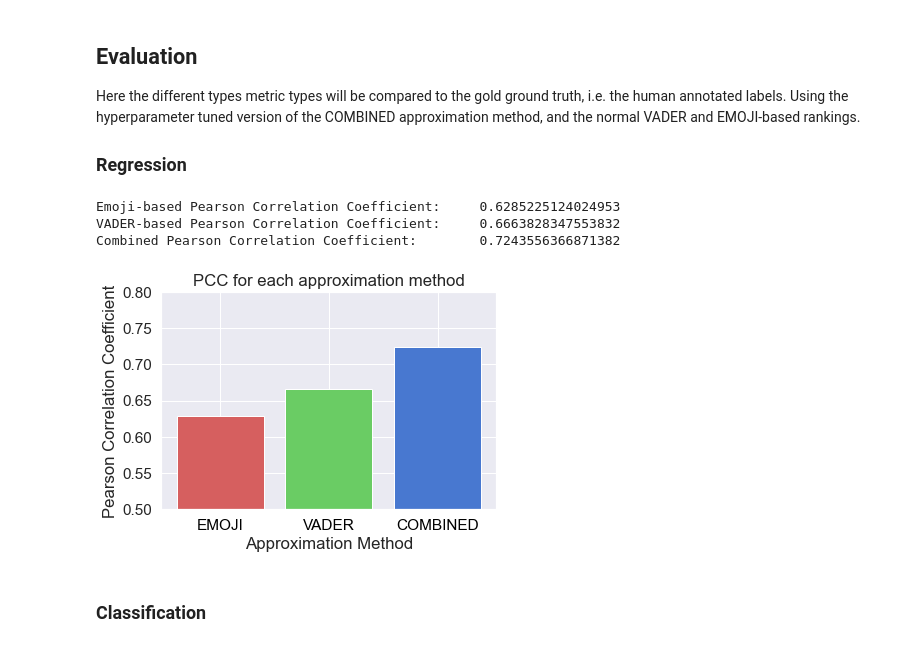
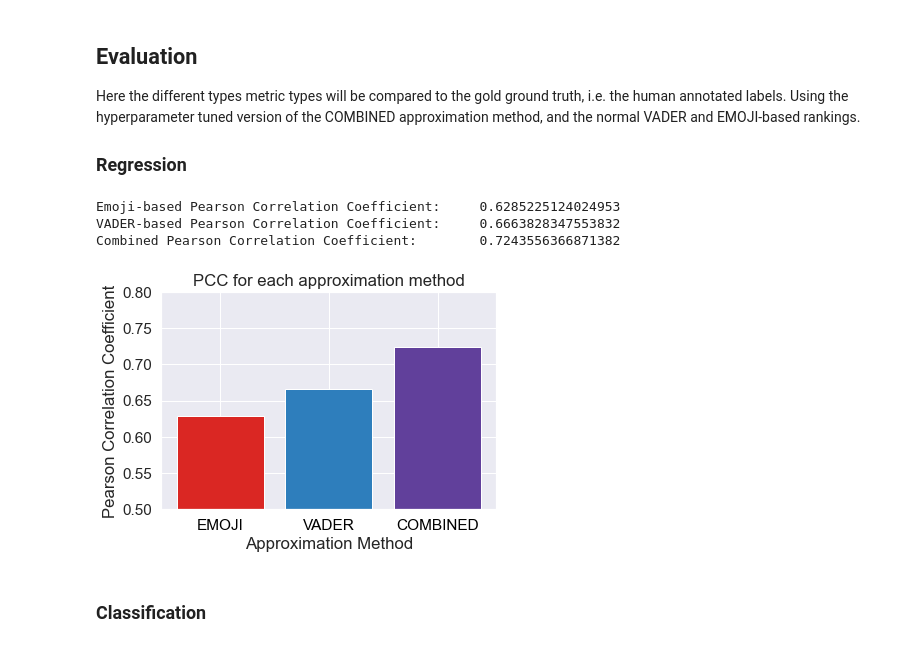
Before and after one commit to iskaj/EmojiSet, a Jupyter notebook: EmojiSet.ipynb, the cells around one changed output. Drawn from its saved outputs; the diff is of its cells as text; code cells hidden in the pictures.

```diff
--- a/EmojiSet.ipynb
+++ b/EmojiSet.ipynb
@@ -391,7 +392,7 @@ Weights Used For Tuning:  [0.   0.05 0.1  0.15 0.2  0.25 0.3  0.35 0.4  0.45 0.5
 | 440 | 2018-En-03186 | @Popstufs3 Coffee is good and vie... | valence | 0.732 | 0.94785 | 0.941582 | ... |
 127 rows × 25 columns
 # %%
-weighted_scores = ["COMBINED w=" + str(weight)[0:4] + " Score" for weight in weights]
+weighted_scores = ["COMBINED w=" + str(weight)[0:4] + " valence" for weight in weights]
 weighted_correlations = [df_dev["Ground Truth"].corr(df_dev[score], method="pearson") for score in weighted_scores]
 # print(weighted_scores)
 # print(weighted_correlations)
@@ -399,7 +400,7 @@ weighted_correlations = [df_dev["Ground Truth"].corr(df_dev[score], method="pear
 sn.set(font_scale=1.4) # for label size
 plt.ylabel('Pearson Correlation Coefficient')
 plt.xlabel('EMOJI weight')
-plt.title('PCC for different EMOJI weight for\n the COMBINED approximation method')
+plt.title('PCC for different EMOJI weights of\n the COMBINED approximation method')
 
 index_best = np.argmax(weighted_correlations)
 best_emoji_weight = weights[np.argmax(weighted_correlations)]
@@ -420,7 +421,7 @@ In the following histograms the training set and the same dataset with only the
 # %%
 metrics = ["EMOJI" ,"VADER", "COMBINED"]
 for metric in metrics:
-    df_test[metric + " Score"] = df_test["Tweet"].apply(lambda x: tweetValence(x, metric, best_emoji_weight))
+    df_test[metric + " valence"] = df_test["Tweet"].apply(lambda x: tweetValence(x, metric, best_emoji_weight))
     df_test[metric + " Class"] = df_test["Tweet"].apply(lambda x: bin_score(tweetValence(x, metric, best_emoji_weight)))
 
 df_test
@@ -440,6 +441,6 @@ df_test
 136 rows × 11 columns
 # %%
-def plot_hist(dataframe, title, column="Ground Truth", bins=19):
+def plot_hist(dataframe, title, column="Ground Truth", bins=20):
     cm = plt.cm.get_cmap('RdYlGn')
     n, bins, patches = plt.hist(dataframe[column], bins, range=(0, 1))
     bin_centers = 0.5 * (bins[:-1] + bins[1:])
@@ -457,6 +458,8 @@ def plot_hist(dataframe, title, column="Ground Truth", bins=19):
 plot_hist(dataframe=df_test_inc_non_emoji, title='Ground truth valence of all tweets', column="Ground Truth")
 plot_hist(dataframe=df_test, title='Ground truth valence\n of tweets containing emojis', column="Ground Truth")
 
+
 print("Average ground truth valence of all tweets: \t\t\t", df_test_inc_non_emoji["Ground Truth"].mean())
 print("Average ground truth valenceof tweets containing emojis: \t", df_test["Ground Truth"].mean())
+print(stats.ks_2samp(df_test_inc_non_emoji["Ground Truth"], df_test["Ground Truth"]))
 # %% [output]
@@ -467,6 +471,6 @@ Average ground truth valenceof tweets containing emojis:         0.5298382352941
 # %%
-scores = ["EMOJI Score", "VADER Score", "COMBINED Score"]
+scores = ["EMOJI valence", "VADER valence", "COMBINED valence"]
 for score in scores:
-    title = score
-    plot_hist(dataframe=df_test, title=title, column=score, bins=11)
+    title = score + " distribution"
+    plot_hist(dataframe=df_test, title=title, column=score, bins=10)
 # %% [output]
@@ -478,30 +482,39 @@ for score in scores:
 Here the different types metric types will be compared to the gold ground truth, i.e. the human annotated labels. Using the hyperparameter tuned version of the COMBINED approximation method, and the normal VADER and EMOJI-based rankings.
 ### Regression
 # %%
-scores = ["EMOJI Score", "VADER Score", "COMBINED Score"]
+scores = ["EMOJI valence", "VADER valence", "COMBINED valence"]
 correlations = [df_test["Ground Truth"].corr(df_test[score], method="pearson") for score in scores]
 
 print("Emoji-based Pearson Correlation Coefficient: \t", correlations[0])
 print("VADER-based Pearson Correlation Coefficient: \t", correlations[1])
 print("Combined Pearson Correlation Coefficient:    \t", correlations[2])
 
 y_pos = np.arange(len(correlations))
 
-plt.bar(y_pos, correlations, color=[(214/255, 95/255, 95/255),(106/255, 204/255, 100/255),(72/255, 120/255, 208/255)], edgecolor='white')
+# rgb(251, 108, 76)
+# rgb(111, 176, 215)
+# rgb(159, 156, 201)
+col=[(251/255, 108/255, 76/255),(111/255, 176/255, 215/255),(159/255, 156/255, 201/255)]
+col=[(218/255, 39/255, 35/255),(46/255, 126/255, 188/255),(97/255, 64/255, 155/255)]
+# rgb(218, 39, 35)
+# rgb(46, 126, 188)
+# rgb(97, 64, 155)
+
+plt.bar(y_pos, correlations, color=col, edgecolor='white')
 scores_edit = ["EMOJI", "VADER", "COMBINED"]
 plt.xticks(y_pos, scores_edit, color='black')
 
 plt.ylabel('Pearson Correlation Coefficient')
 plt.xlabel('Approximation Method')
 plt.title('PCC for each approximation method')
 
 plt.ylim([0.5, 0.8])
 plt.show()
 # %% [output]
 Emoji-based Pearson Correlation Coefficient:     0.6285225124024953
 VADER-based Pearson Correlation Coefficient:     0.6663828347553832
 Combined Pearson Correlation Coefficient:        0.7243556366871382
-[figure, old version]
+[figure, new version]
 # %% [markdown]
 ### Classification
 # %%
```
Also changed, not shown: parts of 10 cells of this notebook.
